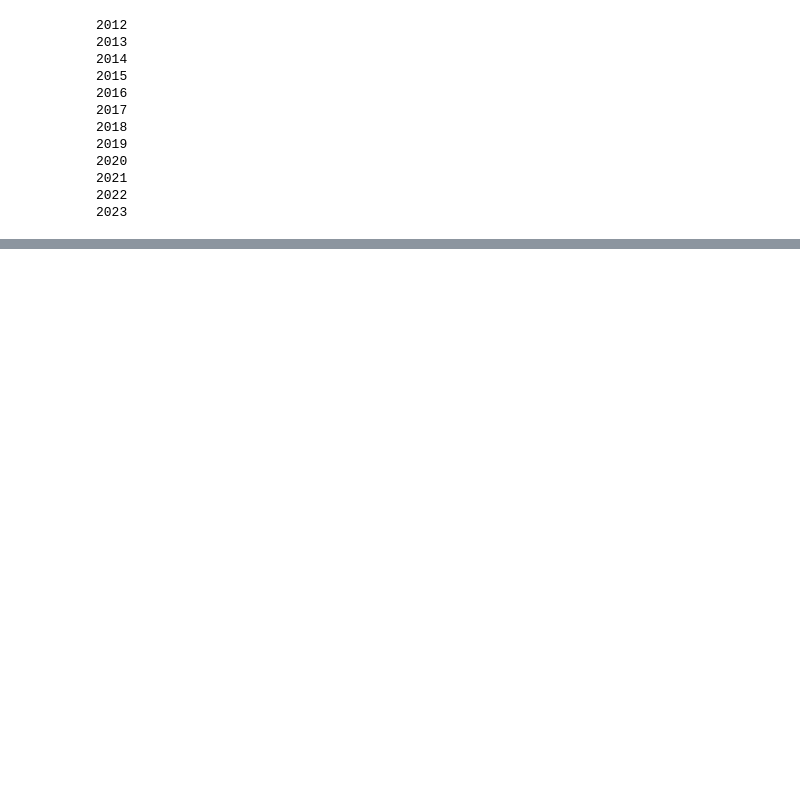
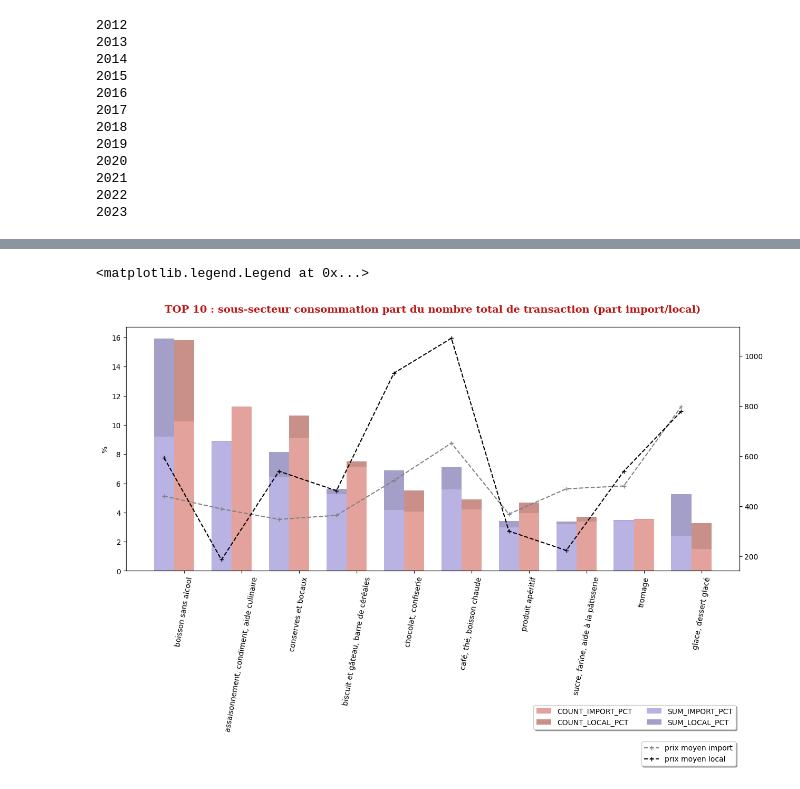
Before and after one commit to sloutmyv/DatavizPacific2023, a Jupyter notebook: 20230911_DC23_prix_produit_alimentaire.ipynb, the cells around one changed output, grey strips where cells are left out. Saved outputs shown, nothing was run; the diff lists cells and outputs as text; code cells hidden in the pictures; blank space fills up the shorter version.

```diff
--- a/20230911_DC23_prix_produit_alimentaire.ipynb
+++ b/20230911_DC23_prix_produit_alimentaire.ipynb
@@ -118,0 +343,68 @@ KeyboardInterrupt:
+# %%
+df_net_sous_secteur_count_top10 = df_net[df_net['SOUS_SECTEUR_CONSO'].isin(global_sous_secteur_count_top10)]
+
+df_net_sous_secteur_count_top10_i = df_net_sous_secteur_count_top10[df_net_sous_secteur_count_top10['CATEGORIE']=='IMPORT']
+df_net_sous_secteur_count_top10_l = df_net_sous_secteur_count_top10[df_net_sous_secteur_count_top10['CATEGORIE']=='LOCAL']
+
+df_net_sous_secteur_count_top10_i = df_net_sous_secteur_count_top10_i.groupby(['SOUS_SECTEUR_CONSO']).agg(count_trans=('PRIX_RELEVE', 'count'), sum_trans=('PRIX_RELEVE', 'sum'),avg_trans=('PRIX_RELEVE', 'mean'))
+df_net_sous_secteur_count_top10_i['count_trans_pct'] = df_net_sous_secteur_count_top10_i['count_trans']/df_rgb_sous_secteur['count_trans'].sum()*100
+df_net_sous_secteur_count_top10_i['sum_trans_pct'] = df_net_sous_secteur_count_top10_i['sum_trans']/df_rgb_sous_secteur['sum_trans'].sum()*100
+df_net_sous_secteur_count_top10_i = df_net_sous_secteur_count_top10_i.loc[global_sous_secteur_count_top10]
+
+df_net_sous_secteur_count_top10_l = df_net_sous_secteur_count_top10_l.groupby(['SOUS_SECTEUR_CONSO']).agg(count_trans=('PRIX_RELEVE', 'count'), sum_trans=('PRIX_RELEVE', 'sum'),avg_trans=('PRIX_RELEVE', 'mean'))
+df_net_sous_secteur_count_top10_l['count_trans_pct'] = df_net_sous_secteur_count_top10_l['count_trans']/df_rgb_sous_secteur['count_trans'].sum()*100
+df_net_sous_secteur_count_top10_l['sum_trans_pct'] = df_net_sous_secteur_count_top10_l['sum_trans']/df_rgb_sous_secteur['sum_trans'].sum()*100
+df_net_sous_secteur_count_top10_l = df_net_sous_secteur_count_top10_l.loc[global_sous_secteur_count_top10]
+# %%
+## GRAPHIQUE 3.1
+TITLE = "TOP 10 : sous-secteur consommation part du nombre total de transaction (part import/local)"
+fig, ax = plt.subplots(nrows=1, ncols=1, figsize=(15,6))
+plt.xticks(rotation=90)
+ax.set_title(TITLE, fontdict={'family': 'serif','color' : '#BD1615','weight': 'bold','size': 14},pad=20)
+
+
+width = 0.35
+categories = df_net_sous_secteur_count_top10_i.index.to_list()
+bar_colors_c = ['#E3A29B', '#C98F89']
+bar_colors_s = ['#B8B3E3', '#A39FC9']
+
+count_transaction= {"COUNT_IMPORT_PCT": df_net_sous_secteur_count_top10_i['count_trans_pct'].to_list(),
+                    "COUNT_LOCAL_PCT": df_net_sous_secteur_count_top10_l['count_trans_pct'].to_list(),
+                   }
+
+sum_transaction= {"SUM_IMPORT_PCT": df_net_sous_secteur_count_top10_i['sum_trans_pct'].to_list(),
+                  "SUM_LOCAL_PCT": df_net_sous_secteur_count_top10_l['sum_trans_pct'].to_list(),
+                   }
+
+
+x = np.arange(len(categories))
+
+i=0
+bottom_c = np.zeros(len(df_net_sous_secteur_count_top10_i.index.to_list()))
+for boolean, pourcentage in count_transaction.items():
+    p = ax.bar(x+width, pourcentage, width, label=boolean, bottom=bottom_c, color=bar_colors_c[i])
+    bottom_c += pourcentage
+    i += 1
+
+j=0
+bottom_s = np.zeros(len(df_net_sous_secteur_count_top10_i.index.to_list()))
+for boolean, pourcentage in sum_transaction.items():
+    p = ax.bar(x, pourcentage, width, label=boolean, bottom=bottom_s, color=bar_colors_s[j])
+    bottom_s += pourcentage
+    j += 1
+
+
+ax2 = ax.twinx()
+ax2.plot(df_net_sous_secteur_count_top10_i.index.values, df_net_sous_secteur_count_top10_i['avg_trans'], 'grey',linestyle='--', marker='+',linewidth=1.5, label='prix moyen import')
+ax2.plot(df_net_sous_secteur_count_top10_l.index.values, df_net_sous_secteur_count_top10_l['avg_trans'], 'black',linestyle='--', marker='+',linewidth=1.5, label='prix moyen local')
+# ax2.axhline(0, color='red', alpha=0.2)
+
+ax.set_ylabel('%')
+
+ax.set_xticks(x + width, categories)
+ax.set_xticklabels(ax.get_xticklabels(), fontsize=10, rotation=80)
+ax.legend(loc="right",bbox_to_anchor=(0,0,1,-1.2), ncol=2, fancybox=True, shadow=True)
+ax2.legend(loc="right",bbox_to_anchor=(0,0,1,-1.5), ncol=1, fancybox=True, shadow=True)
+# %% [output]
+<matplotlib.legend.Legend at 0x...>
+[figure, added]
```
Also changed, not shown: parts of 27 cells of this notebook, 1 other file.
